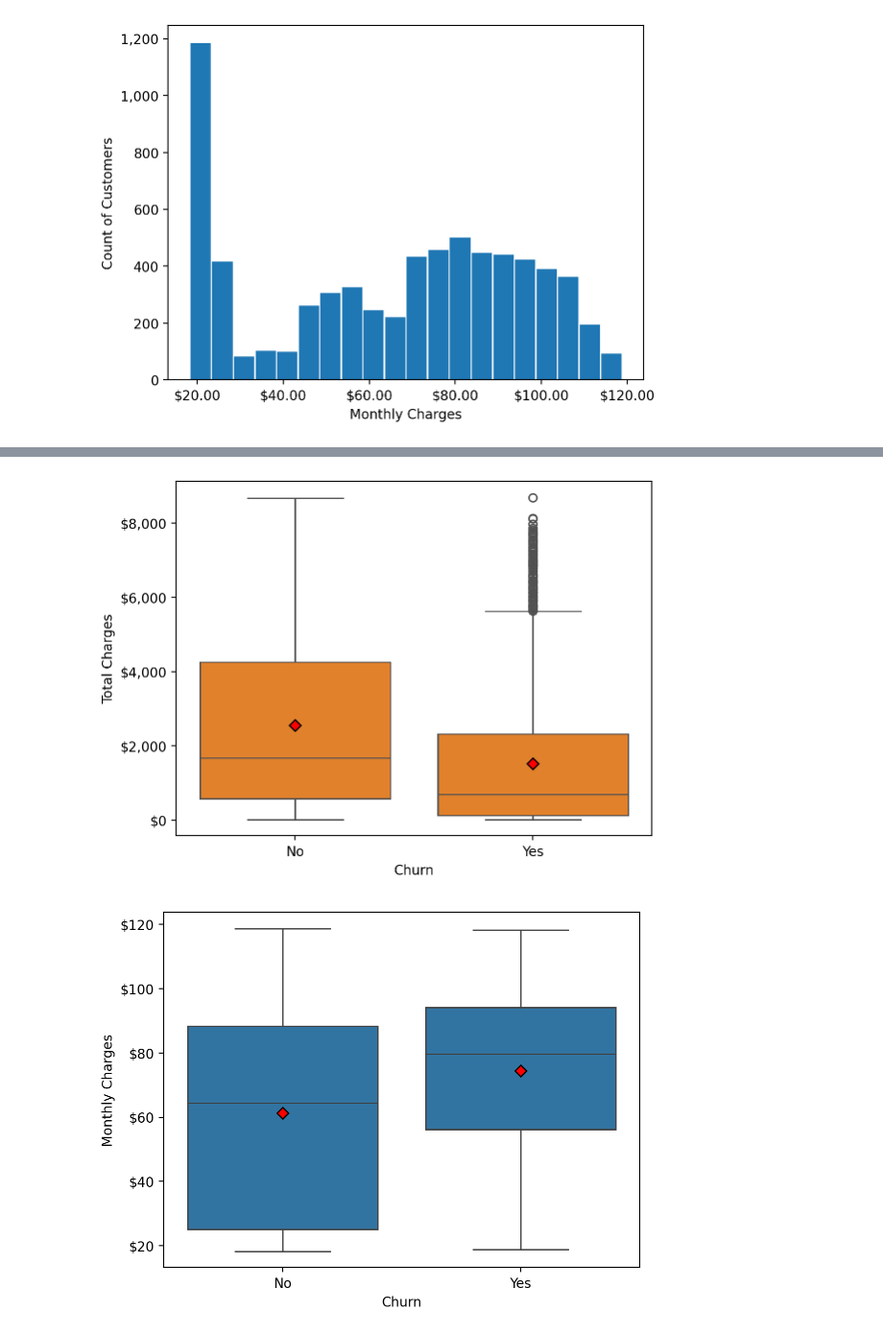
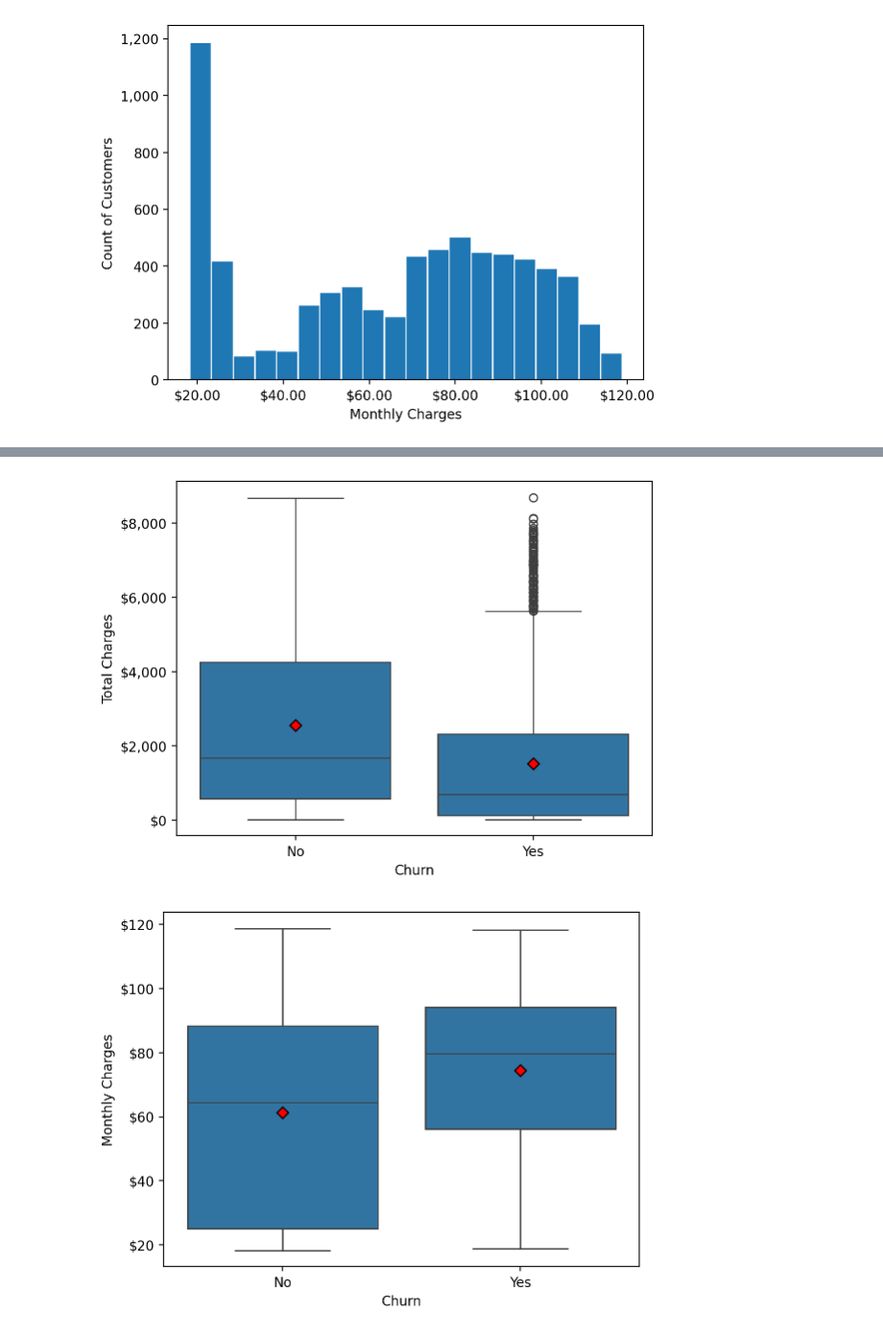
Before and after one commit to JackGO-1998/ShowCase, a Jupyter notebook: Notebook/Session78.ipynb, the cells around one changed output, grey strips where cells are left out. Shown at 96% size. Saved outputs shown, nothing was run; the diff lists cells and outputs as text; code cells hidden in the pictures.

```diff
--- a/Notebook/Session78.ipynb
+++ b/Notebook/Session78.ipynb
@@ -162,8 +162,8 @@ df.describe()
 | 75% | 0.000000 | 55.000000 | 89.850000 |
 | max | 1.000000 | 72.000000 | 118.750000 |
 # %%
-# found values with ' ' in the TotalCharges field
-df['TotalCharges'] = df['TotalCharges'].astype(float)
+# found values with ' ' in the TotalCharges field and replace them
+df['TotalCharges'] = df['TotalCharges'].replace(' ', np.nan).astype(float)
 df.info()
 # %% [output]
 <class 'pandas.core.frame.DataFrame'>
@@ -269,22 +285,21 @@ ax.yaxis.set_major_formatter(ticker.FuncFormatter(lambda x, pos: '${:,.0f}'.form
 # %%
 # compare the numeric variables by the target variable Leave
-# https://seaborn.pydata.org/generated/seaborn.boxplot.html
 # add the mean as a diamond to each box in the boxplot
 # Define mean properties
-meanprops = {
+mean = {
     "marker": "D",
-    "markerfacecolor": "red",
+    "markerfacecolor": "RED",
     "markeredgecolor": "black",
     "markersize": 6
 }
-ax = sns.boxplot(x='Leave', y='TotalCharges', data=df, showmeans=True, meanprops=meanprops)
+ax = sns.boxplot(x='Leave', y='TotalCharges', data=df, showmeans=True, meanprops=mean)
 ax.set_xlabel('Churn')
 ax.set_ylabel('Total Charges')
 # Format y-axis with commas
 ax.yaxis.set_major_formatter(ticker.FuncFormatter(lambda x, pos: '${:,.0f}'.format(x)))
 plt.show()
 # %% [output]
-[figure, old version]
+[figure, new version]
 # %%
 # Now compare the monthly charge with the target variable Leave
 meanprops = {
```
Also changed, not shown: parts of 10 cells of this notebook.
